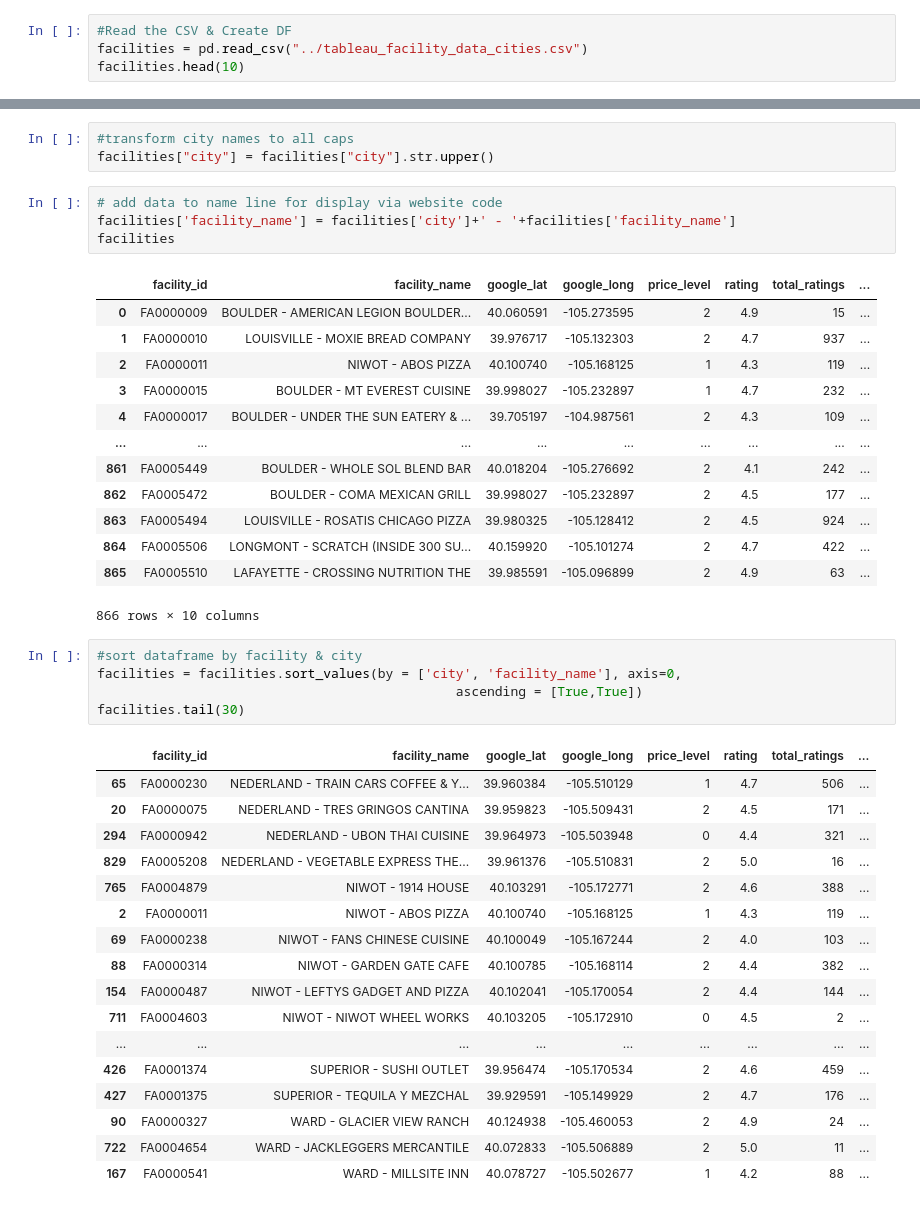
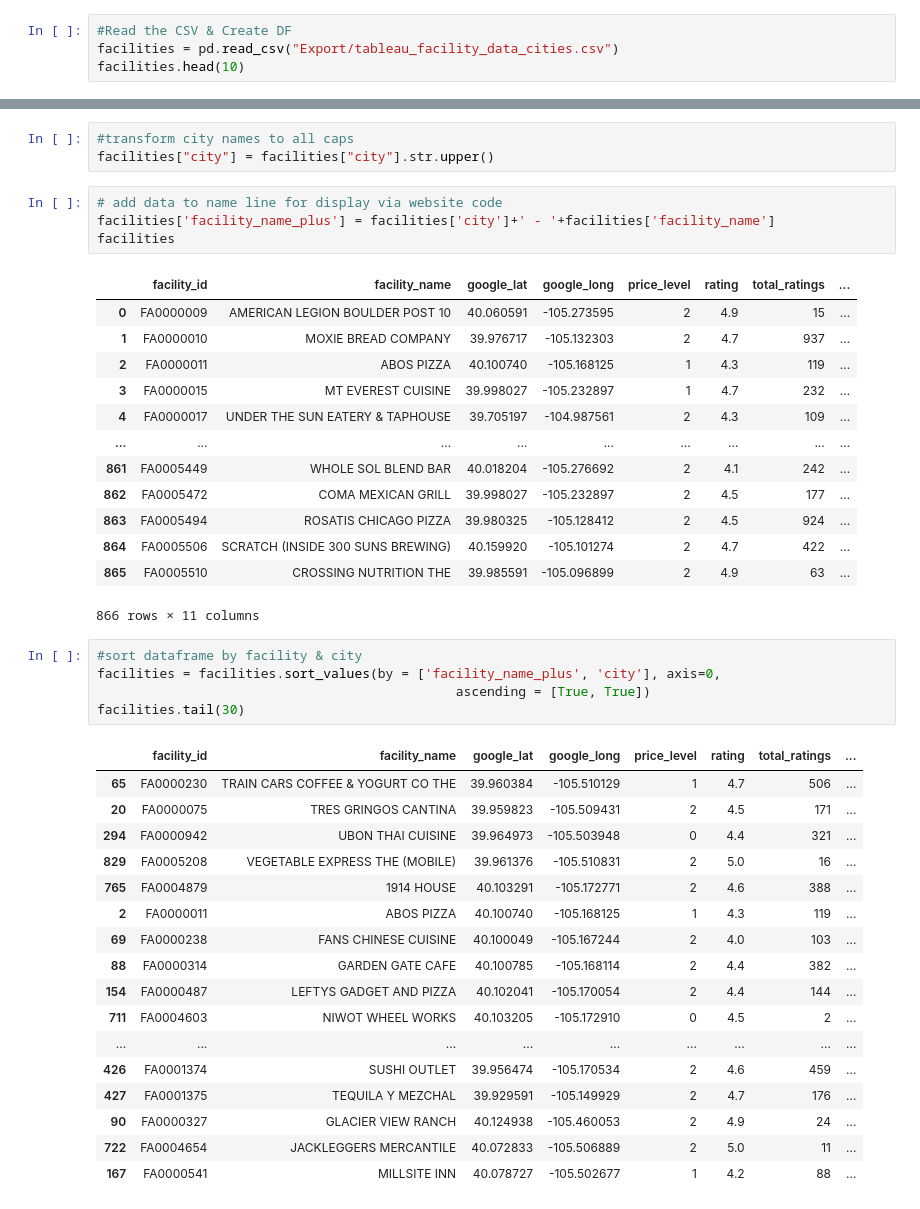
Before and after one commit to kchavez05/boulder-co-health, a Jupyter notebook: Data_Prep/Tableau_cities.ipynb, the cells around one changed output, grey strips where cells are left out. Cells and saved outputs as stored; diff of their text form.

```diff
--- a/Data_Prep/Tableau_cities.ipynb
+++ b/Data_Prep/Tableau_cities.ipynb
@@ -81,7 +82,7 @@ facilities_no_cities.to_csv(output_data,header=True,index=False)
 # Cleaned Facility Data to Json for Dashboard
 # %%
 #Read the CSV & Create DF
-facilities = pd.read_csv("../tableau_facility_data_cities.csv")
+facilities = pd.read_csv("Export/tableau_facility_data_cities.csv")
 facilities.head(10)
 # %% [output]
 |  | facility_id | facility_name | google_lat | google_long | price_level | rating | total_ratings | ... |
@@ -100,44 +101,44 @@ facilities.head(10)
 facilities["city"] = facilities["city"].str.upper()
 # %%
 # add data to name line for display via website code
-facilities['facility_name'] = facilities['city']+' - '+facilities['facility_name']
+facilities['facility_name_plus'] = facilities['city']+' - '+facilities['facility_name']
 facilities
 # %% [output]
 |  | facility_id | facility_name | google_lat | google_long | price_level | rating | total_ratings | ... |
-| 0 | FA0000009 | BOULDER - AMERICAN LEGION BOULDER... | 40.060591 | -105.273595 | 2 | 4.9 | 15 | ... |
-| 1 | FA0000010 | LOUISVILLE - MOXIE BREAD COMPANY | 39.976717 | -105.132303 | 2 | 4.7 | 937 | ... |
-| 2 | FA0000011 | NIWOT - ABOS PIZZA | 40.100740 | -105.168125 | 1 | 4.3 | 119 | ... |
-| 3 | FA0000015 | BOULDER - MT EVEREST CUISINE | 39.998027 | -105.232897 | 1 | 4.7 | 232 | ... |
-| 4 | FA0000017 | BOULDER - UNDER THE SUN EATERY & ... | 39.705197 | -104.987561 | 2 | 4.3 | 109 | ... |
+| 0 | FA0000009 | AMERICAN LEGION BOULDER POST 10 | 40.060591 | -105.273595 | 2 | 4.9 | 15 | ... |
+| 1 | FA0000010 | MOXIE BREAD COMPANY | 39.976717 | -105.132303 | 2 | 4.7 | 937 | ... |
+| 2 | FA0000011 | ABOS PIZZA | 40.100740 | -105.168125 | 1 | 4.3 | 119 | ... |
+| 3 | FA0000015 | MT EVEREST CUISINE | 39.998027 | -105.232897 | 1 | 4.7 | 232 | ... |
+| 4 | FA0000017 | UNDER THE SUN EATERY & TAPHOUSE | 39.705197 | -104.987561 | 2 | 4.3 | 109 | ... |
 | ... | ... | ... | ... | ... | ... | ... | ... | ... |
-| 861 | FA0005449 | BOULDER - WHOLE SOL BLEND BAR | 40.018204 | -105.276692 | 2 | 4.1 | 242 | ... |
-| 862 | FA0005472 | BOULDER - COMA MEXICAN GRILL | 39.998027 | -105.232897 | 2 | 4.5 | 177 | ... |
-| 863 | FA0005494 | LOUISVILLE - ROSATIS CHICAGO PIZZA | 39.980325 | -105.128412 | 2 | 4.5 | 924 | ... |
-| 864 | FA0005506 | LONGMONT - SCRATCH (INSIDE 300 SU... | 40.159920 | -105.101274 | 2 | 4.7 | 422 | ... |
-| 865 | FA0005510 | LAFAYETTE - CROSSING NUTRITION THE | 39.985591 | -105.096899 | 2 | 4.9 | 63 | ... |
+| 861 | FA0005449 | WHOLE SOL BLEND BAR | 40.018204 | -105.276692 | 2 | 4.1 | 242 | ... |
+| 862 | FA0005472 | COMA MEXICAN GRILL | 39.998027 | -105.232897 | 2 | 4.5 | 177 | ... |
+| 863 | FA0005494 | ROSATIS CHICAGO PIZZA | 39.980325 | -105.128412 | 2 | 4.5 | 924 | ... |
+| 864 | FA0005506 | SCRATCH (INSIDE 300 SUNS BREWING) | 40.159920 | -105.101274 | 2 | 4.7 | 422 | ... |
+| 865 | FA0005510 | CROSSING NUTRITION THE | 39.985591 | -105.096899 | 2 | 4.9 | 63 | ... |
-866 rows × 10 columns
+866 rows × 11 columns
 # %%
 #sort dataframe by facility & city
-facilities = facilities.sort_values(by = ['city', 'facility_name'], axis=0,
-                                              ascending = [True,True])
+facilities = facilities.sort_values(by = ['facility_name_plus', 'city'], axis=0,
+                                              ascending = [True, True])
 facilities.tail(30)
 # %% [output]
 |  | facility_id | facility_name | google_lat | google_long | price_level | rating | total_ratings | ... |
-| 65 | FA0000230 | NEDERLAND - TRAIN CARS COFFEE & Y... | 39.960384 | -105.510129 | 1 | 4.7 | 506 | ... |
-| 20 | FA0000075 | NEDERLAND - TRES GRINGOS CANTINA | 39.959823 | -105.509431 | 2 | 4.5 | 171 | ... |
-| 294 | FA0000942 | NEDERLAND - UBON THAI CUISINE | 39.964973 | -105.503948 | 0 | 4.4 | 321 | ... |
-| 829 | FA0005208 | NEDERLAND - VEGETABLE EXPRESS THE... | 39.961376 | -105.510831 | 2 | 5.0 | 16 | ... |
-| 765 | FA0004879 | NIWOT - 1914 HOUSE | 40.103291 | -105.172771 | 2 | 4.6 | 388 | ... |
-| 2 | FA0000011 | NIWOT - ABOS PIZZA | 40.100740 | -105.168125 | 1 | 4.3 | 119 | ... |
-| 69 | FA0000238 | NIWOT - FANS CHINESE CUISINE | 40.100049 | -105.167244 | 2 | 4.0 | 103 | ... |
-| 88 | FA0000314 | NIWOT - GARDEN GATE CAFE | 40.100785 | -105.168114 | 2 | 4.4 | 382 | ... |
-| 154 | FA0000487 | NIWOT - LEFTYS GADGET AND PIZZA | 40.102041 | -105.170054 | 2 | 4.4 | 144 | ... |
-| 711 | FA0004603 | NIWOT - NIWOT WHEEL WORKS | 40.103205 | -105.172910 | 0 | 4.5 | 2 | ... |
+| 65 | FA0000230 | TRAIN CARS COFFEE & YOGURT CO THE | 39.960384 | -105.510129 | 1 | 4.7 | 506 | ... |
+| 20 | FA0000075 | TRES GRINGOS CANTINA | 39.959823 | -105.509431 | 2 | 4.5 | 171 | ... |
+| 294 | FA0000942 | UBON THAI CUISINE | 39.964973 | -105.503948 | 0 | 4.4 | 321 | ... |
+| 829 | FA0005208 | VEGETABLE EXPRESS THE (MOBILE) | 39.961376 | -105.510831 | 2 | 5.0 | 16 | ... |
+| 765 | FA0004879 | 1914 HOUSE | 40.103291 | -105.172771 | 2 | 4.6 | 388 | ... |
+| 2 | FA0000011 | ABOS PIZZA | 40.100740 | -105.168125 | 1 | 4.3 | 119 | ... |
+| 69 | FA0000238 | FANS CHINESE CUISINE | 40.100049 | -105.167244 | 2 | 4.0 | 103 | ... |
+| 88 | FA0000314 | GARDEN GATE CAFE | 40.100785 | -105.168114 | 2 | 4.4 | 382 | ... |
+| 154 | FA0000487 | LEFTYS GADGET AND PIZZA | 40.102041 | -105.170054 | 2 | 4.4 | 144 | ... |
+| 711 | FA0004603 | NIWOT WHEEL WORKS | 40.103205 | -105.172910 | 0 | 4.5 | 2 | ... |
 | ... | ... | ... | ... | ... | ... | ... | ... | ... |
-| 426 | FA0001374 | SUPERIOR - SUSHI OUTLET | 39.956474 | -105.170534 | 2 | 4.6 | 459 | ... |
-| 427 | FA0001375 | SUPERIOR - TEQUILA Y MEZCHAL | 39.929591 | -105.149929 | 2 | 4.7 | 176 | ... |
-| 90 | FA0000327 | WARD - GLACIER VIEW RANCH | 40.124938 | -105.460053 | 2 | 4.9 | 24 | ... |
-| 722 | FA0004654 | WARD - JACKLEGGERS MERCANTILE | 40.072833 | -105.506889 | 2 | 5.0 | 11 | ... |
-| 167 | FA0000541 | WARD - MILLSITE INN | 40.078727 | -105.502677 | 1 | 4.2 | 88 | ... |
+| 426 | FA0001374 | SUSHI OUTLET | 39.956474 | -105.170534 | 2 | 4.6 | 459 | ... |
+| 427 | FA0001375 | TEQUILA Y MEZCHAL | 39.929591 | -105.149929 | 2 | 4.7 | 176 | ... |
+| 90 | FA0000327 | GLACIER VIEW RANCH | 40.124938 | -105.460053 | 2 | 4.9 | 24 | ... |
+| 722 | FA0004654 | JACKLEGGERS MERCANTILE | 40.072833 | -105.506889 | 2 | 5.0 | 11 | ... |
+| 167 | FA0000541 | MILLSITE INN | 40.078727 | -105.502677 | 1 | 4.2 | 88 | ... |
 # %%
 #create facilities DF with data columns
```
Also changed, not shown: parts of 9 cells of this notebook, 8 other files.
